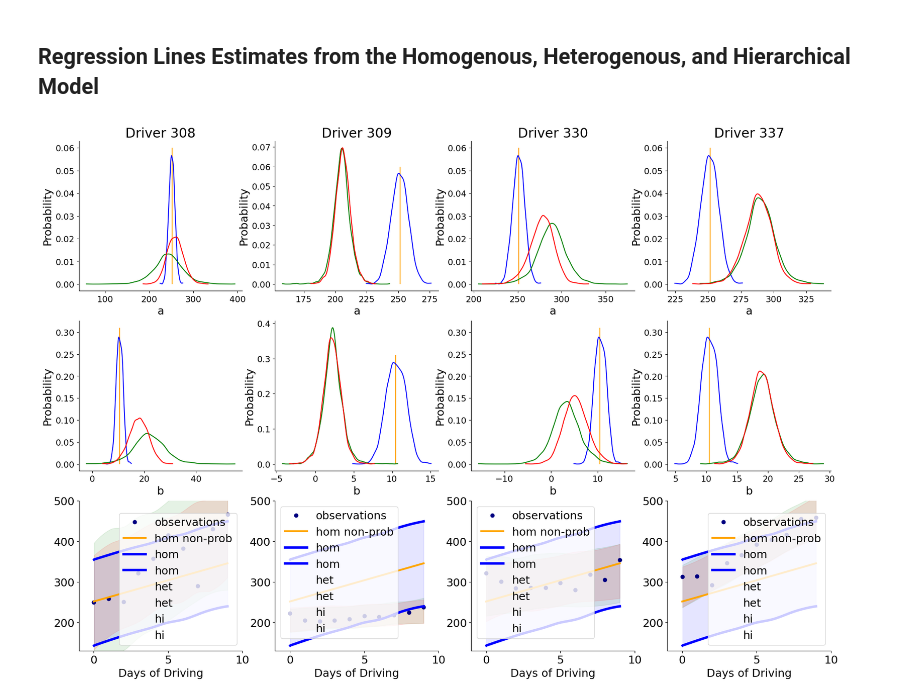
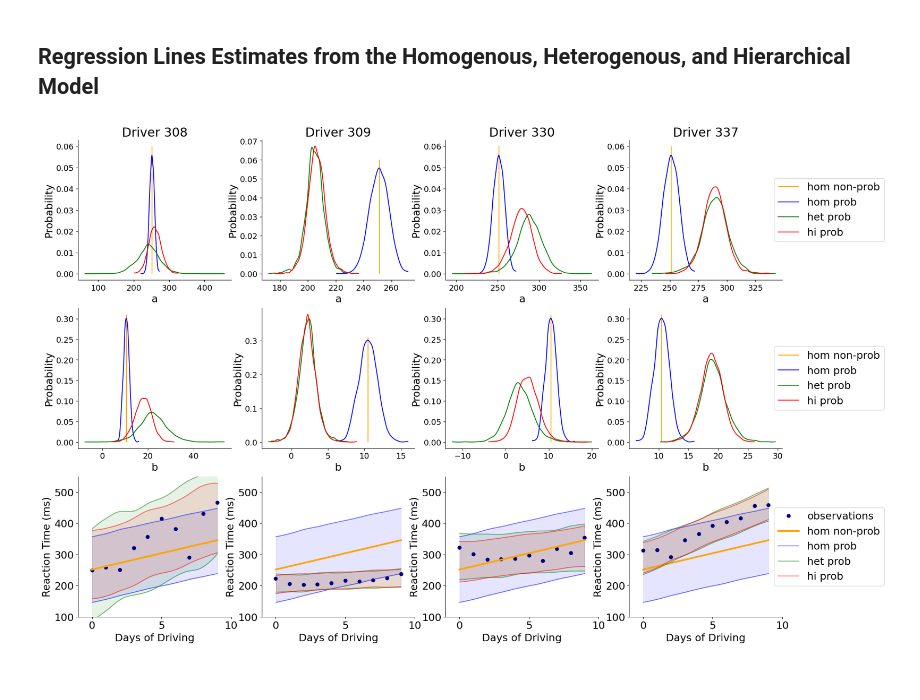
Before and after one commit to evdoxiataka/thesis_examples, a Jupyter notebook: driver_reaction_time.ipynb, the cells around one changed output. Drawn from its saved outputs; the diff is of its cells as text; code cells hidden in the pictures.

Commit message:
completes code for hom, het,hi reg line graph

```diff
--- a/driver_reaction_time.ipynb
+++ b/driver_reaction_time.ipynb
@@ -51,18 +55,14 @@ lreg_plot(reactions, reg.coef_[0][0], reg.intercept_[0])
 ### Homogenous Model
 In this case data is treated as a single group and pooled together. The parameters are fixed across all data.
 # %%
-fullyPooled_model = pm.Model()
-with fullyPooled_model:
+with pm.Model() as homogenous_model:
     ## MODEL DEFINITION
     ## priors
     a = pm.Normal("a", mu = 100, sd = 250)
     b = pm.Normal("b", mu = 10, sd = 250)
     s = pm.HalfNormal("s", sd = 200)
     ## likelihood
-    rt = pm.Normal('rt',
-                       mu = a + b*reactions.Days,
-                       sd = s,
-                       observed = reactions.Reaction)
+    rt = pm.Normal('rt',mu = a + b*reactions.Days, sd = s, observed = reactions.Reaction)
 
     ## INFERENCE
     ## Get posterior trace, prior and posterior predictive samples
@@ -112,6 +122,8 @@ kruschke_style_posteriors(trace)
 # %% [markdown]
 ## Outputs of Probabilistic and Non-Probabilistic Model
 # %%
+import matplotlib.pyplot as plt
+plt.rcParams.update({'font.size': 18})
 fig, ax = plt.subplots(1, 4, sharey = False,figsize=(22, 5))
 ##
 az.plot_dist(trace['a'], color="blue", ax=ax[0])
@@ -315,50 +327,50 @@ rt_hom_prob = np.array([[rt_hom_prob_[:,draw] for draw in range(rt_hom_prob_.sha
 ax[0][0].vlines(x = intercept, ymin = 0, ymax = 0.06, colors = c2)
 ax[0][1].vlines(x = intercept, ymin = 0, ymax = 0.06, colors = c2)
 ax[0][2].vlines(x = intercept, ymin = 0, ymax = 0.06, colors = c2)
-ax[0][3].vlines(x = intercept, ymin = 0, ymax = 0.06, colors = c2)
+ax[0][3].vlines(x = intercept, ymin = 0, ymax = 0.06, colors = c2, label = "hom non-prob")
 
 ## homogenous probabilistic
 az.plot_dist(trace['a'], color=c1, ax=ax[0][0])
 az.plot_dist(trace['a'], color=c1, ax=ax[0][1])
 az.plot_dist(trace['a'], color=c1, ax=ax[0][2])
-az.plot_dist(trace['a'], color=c1, ax=ax[0][3])
+az.plot_dist(trace['a'], color=c1, ax=ax[0][3], label = "hom prob")
 
 ## heterogenous
 az.plot_dist(trace_het['a'][:,0], color=c3, ax=ax[0][0])
 az.plot_dist(trace_het['a'][:,1], color=c3, ax=ax[0][1])
 az.plot_dist(trace_het['a'][:,3], color=c3, ax=ax[0][2])
-az.plot_dist(trace_het['a'][:,9], color=c3, ax=ax[0][3])
+az.plot_dist(trace_het['a'][:,9], color=c3, ax=ax[0][3], label = "het prob")
 
 ## hierarchical
 az.plot_dist(trace_hi['a'][:,0], color=c4, ax=ax[0][0])
 az.plot_dist(trace_hi['a'][:,1], color=c4, ax=ax[0][1])
 az.plot_dist(trace_hi['a'][:,3], color=c4, ax=ax[0][2])
-az.plot_dist(trace_hi['a'][:,9], color=c4, ax=ax[0][3])
+az.plot_dist(trace_hi['a'][:,9], color=c4, ax=ax[0][3], label = "hi prob")
 
 ## b
 ## homogenous non-probabilistic
 ax[1][0].vlines(x = slope, ymin = 0, ymax = 0.31, colors = c2)
 ax[1][1].vlines(x = slope, ymin = 0, ymax = 0.31, colors = c2)
 ax[1][2].vlines(x = slope, ymin = 0, ymax = 0.31, colors = c2)
-ax[1][3].vlines(x = slope, ymin = 0, ymax = 0.31, colors = c2)
+ax[1][3].vlines(x = slope, ymin = 0, ymax = 0.31, colors = c2, label = "hom non-prob")
 
 ## homogenous probabilistic
 az.plot_dist(trace['b'], color=c1, ax=ax[1][0])
 az.plot_dist(trace['b'], color=c1, ax=ax[1][1])
 az.plot_dist(trace['b'], color=c1, ax=ax[1][2])
-az.plot_dist(trace['b'], color=c1, ax=ax[1][3])
+az.plot_dist(trace['b'], color=c1, ax=ax[1][3], label = "hom prob")
 
 ## heterogenous
 az.plot_dist(trace_het['b'][:,0], color=c3, ax=ax[1][0])
 az.plot_dist(trace_het['b'][:,1], color=c3, ax=ax[1][1])
 az.plot_dist(trace_het['b'][:,3], color=c3, ax=ax[1][2])
-az.plot_dist(trace_het['b'][:,9], color=c3, ax=ax[1][3])
+az.plot_dist(trace_het['b'][:,9], color=c3, ax=ax[1][3], label = "het prob")
 
 ## hierarchical
 az.plot_dist(trace_hi['b'][:,0], color=c4, ax=ax[1][0])
 az.plot_dist(trace_hi['b'][:,1], color=c4, ax=ax[1][1])
 az.plot_dist(trace_hi['b'][:,3], color=c4, ax=ax[1][2])
-az.plot_dist(trace_hi['b'][:,9], color=c4, ax=ax[1][3])
+az.plot_dist(trace_hi['b'][:,9], color=c4, ax=ax[1][3], label = "hi prob")
 
 ## regression lines
 subs = ['308','309','330','337']
@@ -371,48 +383,50 @@ for name,group in groups:
         scatter, = ax[2][idx].plot(group.Days, group.Reaction, c = 'navy', marker = "o", linestyle = '', label = "observations")
         ## homogenous non-prob
         x,y = line_points(reactions.Days, slope, intercept)
         hdi_hom_np, = ax[2][idx].plot(x , y, c = c2, linestyle = '-', linewidth = 3, label = "hom non-prob")
         ## homogenous prob
-        hdi_hom = az.plot_hdi(reactions.Days.unique(), rt_hom_prob, color = c1, hdi_prob=0.97, ax = ax[2][idx], plot_kwargs={"linewidth": "4", 'label':'hom','color':c1,'alpha':1.}, fill_kwargs={'alpha': 0.1})
+        hdi_hom = az.plot_hdi(reactions.Days.unique(), rt_hom_prob, color = c1, hdi_prob=0.97, ax = ax[2][idx], plot_kwargs={'label':'hom prob','alpha':0.5}, fill_kwargs={'alpha': 0.1})
         ## heterogenous prob
         idx_subjects = list(reactions.Subject.unique()).index(name)
         rt_het_prob_ = np.array([posterior_predictive_het['rt'][:,[s*len(reactions.Days.unique())+day for s in range(len(reactions.Subject.unique())) if s == idx_subjects]].flatten() for day in reactions.Days.unique()])
         rt_het_prob = np.array([[rt_het_prob_[:,draw] for draw in range(rt_het_prob_.shape[1])]])
-        hdi_het = az.plot_hdi(reactions.Days.unique(), rt_het_prob, color = c3, hdi_prob=0.97, ax = ax[2][idx], plot_kwargs={"ls": "--", 'label':'het'}, fill_kwargs={'alpha': 0.1})
+        hdi_het = az.plot_hdi(reactions.Days.unique(), rt_het_prob, color = c3, hdi_prob=0.97, ax = ax[2][idx], plot_kwargs={'label':'het prob','alpha':0.5}, fill_kwargs={'alpha': 0.1})
         ## hierarchical prob
         rt_hi_prob_ = np.array([posterior_predictive_hi['rt'][:,[s*len(reactions.Days.unique())+day for s in range(len(reactions.Subject.unique())) if s == idx_subjects]].flatten() for day in reactions.Days.unique()])
         rt_hi_prob = np.array([[rt_hi_prob_[:,draw] for draw in range(rt_hi_prob_.shape[1])]])
-        hdi_hi = az.plot_hdi(reactions.Days.unique(), rt_hi_prob, color = c4, hdi_prob=0.97, ax = ax[2][idx], plot_kwargs={"ls": "--", 'label':'hi'}, fill_kwargs={'alpha': 0.1},backend_kwargs = {})
-##
-# az.plot_dist(trace['b'], color="blue", ax=ax[1], label="Probabilistic Model")
-# ax[1].vlines(x = 10.47, ymin = 0, ymax = 0.31, colors = 'orange', label = 'Non-Probabilistic Model')
-# ax[1].legend(loc='upper center', bbox_to_anchor=(0.55, 1.2))
-
-# ##
-# az.plot_dist(trace['s'], color="blue", ax=ax[2])
-
-# ##
-# az.plot_dist(posterior_predictive['rt'], color="blue", ax=ax[3])
-# ax[3].vlines(x = 282.82, ymin = 0, ymax = 0.007, colors = 'orange')
+        hdi_hi = az.plot_hdi(reactions.Days.unique(), rt_hi_prob, color = c4, hdi_prob=0.97, ax = ax[2][idx], plot_kwargs={'label':'hi prob','alpha':0.5}, fill_kwargs={'alpha': 0.1},backend_kwargs = {})
 
 ##
 for i,r in enumerate(ax):
     for j,c in enumerate(r):
         ax[i][j].spines['top'].set_visible(False)
         ax[i][j].spines['right'].set_visible(False)
         if i<2:
             ax[i][j].set_ylabel("Probability")
+        else:
+            ax[i][j].set_ylabel("Reaction Time (ms)")
         if i == 0:
             ax[i][j].set_xlabel("a")
             ax[i][j].set_title("Driver "+subs[j])
+            if j==3:
+                handles, labels = ax[i][j].get_legend_handles_labels()
+                ax[i][j].legend(handles, labels, loc='center right', bbox_to_anchor=(1.7, 0.5))
         elif i == 1:
             ax[i][j].set_xlabel("b")
+            if j==3:
+                handles, labels = ax[i][j].get_legend_handles_labels()
+                ax[i][j].legend(handles, labels, loc='center right', bbox_to_anchor=(1.7, 0.5))
         elif i == 2:
             ax[i][j].set_xlabel("Days of Driving")
-            ax[i][j].set_ylim(130, 500)
+            ax[i][j].set_ylim(100, 550)
             ax[i][j].set_xlim(-1, 10)
             ax[i][j].legend()
-# fig.legend()
-# plt.savefig('reg_line_hom_het_hi.pdf', dpi=300, bbox_inches="tight", transparent=True)
+            if j==3:
+                handles, labels = ax[i][j].get_legend_handles_labels()
+                ax[i][j].legend([handles[i] for i in [0,1,3,5,7]], [labels[i] for i in [0,1,3,5,7]],loc='center right', bbox_to_anchor=(1.7, 0.5))
+            else:
+                ax[i][j].get_legend().remove()
+
+plt.savefig('reg_line_hom_het_hi.pdf', dpi=300, bbox_inches="tight", transparent=True)
 # %% [output]
-[figure, old version]
+[figure, new version]
```
Also changed, not shown: parts of 8 cells of this notebook.
